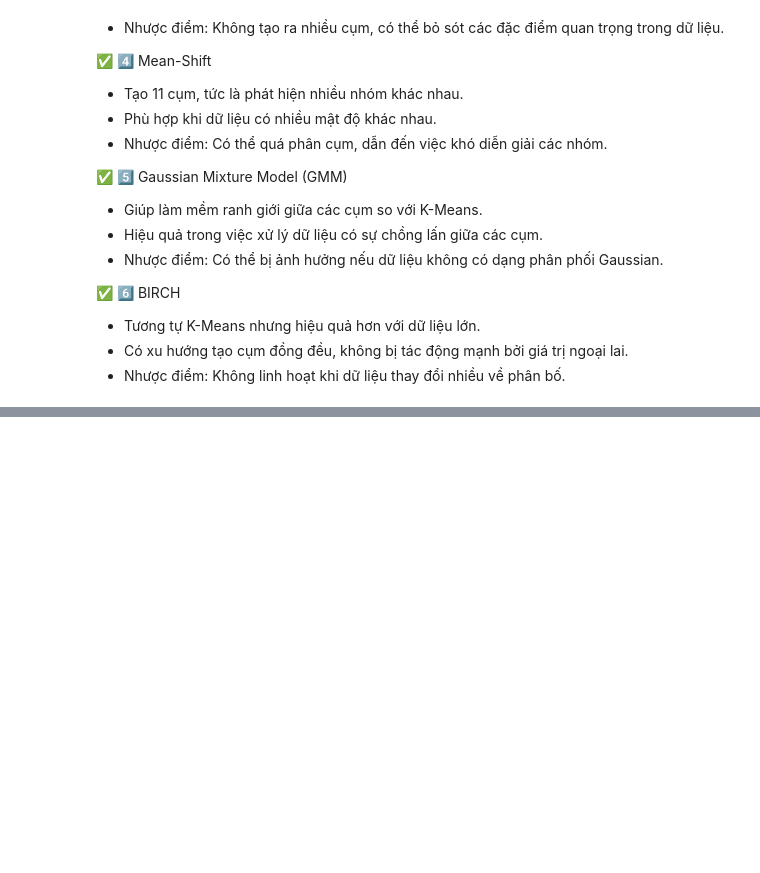
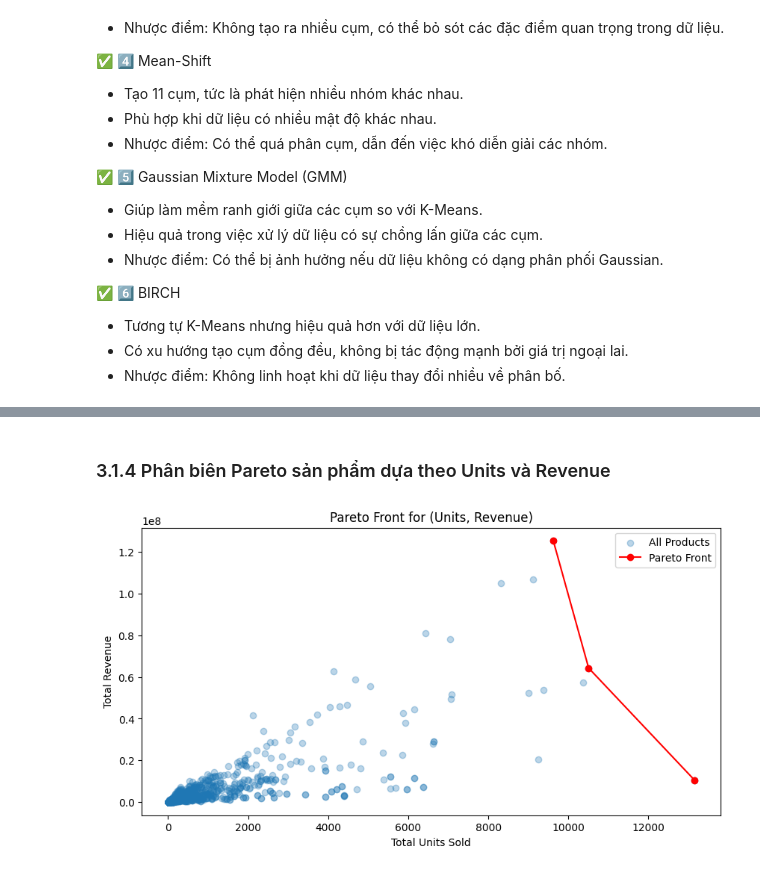
Before and after one commit to HaiAu2501/Try-Some-Models, a Jupyter notebook: tasks/3.ipynb, the cells around one changed output, grey strips where cells are left out. Saved outputs shown, nothing was run; the diff lists cells and outputs as text; code cells hidden in the pictures; blank space fills up the shorter version.

```diff
--- a/tasks/3.ipynb
+++ b/tasks/3.ipynb
@@ -1091,0 +714,60 @@ plt.show()
+# %% [markdown]
+### 3.1.4 Phân biên Pareto sản phẩm dựa theo Units và Revenue
+# %%
+import pandas as pd
+import numpy as np
+import matplotlib.pyplot as plt
+from sklearn.cluster import KMeans
+from sklearn.metrics import silhouette_score
+from sklearn.preprocessing import StandardScaler
+
+from dataflow import df_train, df_test, df_geography, df_product
+
+# Kết nối dữ liệu
+df = df_train.merge(df_geography, on='Zip', how='left').merge(df_product, on='ProductID', how='left')
+
+# Tính Profit Margin
+df_train["Profit_Margin"] = (df_train["Revenue"] - df_train["COGS"]) / df_train["Revenue"]
+
+# Groupby theo ProductID và Date trước
+df_grouped = df_train.groupby(["ProductID", "Date"]).agg(
+    Revenue=("Revenue", "sum"),
+    Units=("Units", "sum"),
+    Profit_Margin=("Profit_Margin", "mean")  # Tính trung bình biên lợi nhuận trong ngày
+).reset_index()
+
+# Tính tổng Revenue, Units, Profit Margin theo từng sản phẩm
+df_summary = df_grouped.groupby("ProductID").agg(
+    Revenue=("Revenue", "sum"),
+    Units=("Units", "sum"),
+    Profit_Margin=("Profit_Margin", "mean")  # Trung bình biên lợi nhuận của sản phẩm
+).reset_index()
+
+# Hàm tìm Pareto Front (theo hướng max)
+def pareto_frontier(df, x_col, y_col):
+    df_sorted = df.sort_values(by=[x_col, y_col], ascending=[False, False]).reset_index(drop=True)
+    pareto_front = [df_sorted.iloc[0]]
+
+    for i in range(1, len(df_sorted)):
+        if df_sorted.iloc[i][y_col] > pareto_front[-1][y_col]:  # Kiểm tra trội
+            pareto_front.append(df_sorted.iloc[i])
+
+    return pd.DataFrame(pareto_front)
+
+# Xác định Pareto Front cho (Units, Revenue)
+pareto_units_revenue = pareto_frontier(df_summary, "Units", "Revenue")
+
+# Xác định Pareto Front cho (Revenue, Profit Margin)
+pareto_revenue_margin = pareto_frontier(df_summary, "Revenue", "Profit_Margin")
+
+# Hiển thị kết quả Pareto Front cho (Units, Revenue)
+plt.figure(figsize=(10, 5))
+plt.scatter(df_summary["Units"], df_summary["Revenue"], alpha=0.3, label="All Products")
+plt.plot(pareto_units_revenue["Units"], pareto_units_revenue["Revenue"], "r-o", label="Pareto Front")
+plt.xlabel("Total Units Sold")
+plt.ylabel("Total Revenue")
+plt.title("Pareto Front for (Units, Revenue)")
+plt.legend()
+plt.show()
+# %% [output]
+[figure, added]
```
Also changed, not shown: parts of 51 cells of this notebook.
